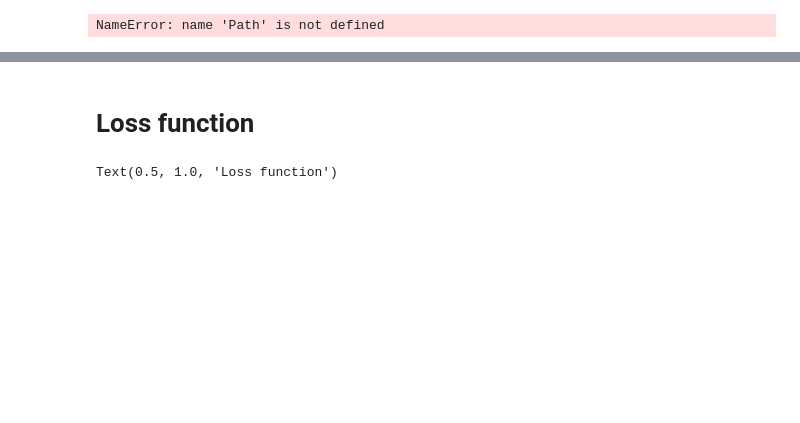
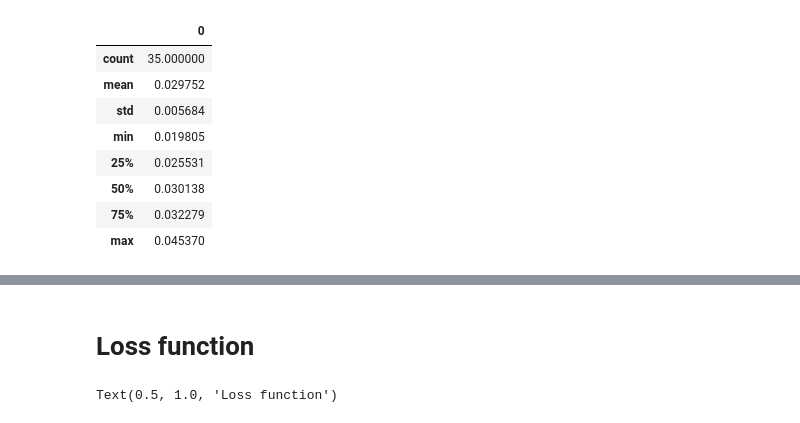
Before and after one commit to SwannChelly/SMM_Spatial_Comovement, a Jupyter notebook: analysis.ipynb, the cells around one changed output, grey strips where cells are left out. Saved outputs shown, nothing was run; the diff lists cells and outputs as text; code cells hidden in the pictures; blank space fills up the shorter version.

```diff
--- a/analysis.ipynb
+++ b/analysis.ipynb
@@ -27,7 +24,6 @@ NameError: name 'plt' is not defined
 industry = "aero"  # or "auto_24"
 industry_name = "aerospace"
 input_folder = Path(f"../baseline_{industry}")
-input_folder = Path(f"../test_before_{industry}")
 
 # --- Load only what is used ---
 coefs = pd.read_csv(input_folder / "stats.csv")
@@ -48,8 +44,6 @@ reference_empirical_moments = [
     reg_coef,
     emp_pi_r
 ]
-# %% [output]
-NameError: name 'Path' is not defined
 # %%
 # Importation
 
@@ -62,6 +56,18 @@ best_params = np.load(os.path.join(folder,f"best_parameters_list.npy"))
 best_simulated_moments_dict = unpack_simulated_moments(best_simulated_moments, reference_empirical_moments)
 empirical_moments_dict = unpack_simulated_moments(empirical_moments.T, reference_empirical_moments)
 K = -1
+# %%
+pd.DataFrame(unpack_params(best_params[:,-1])['productivity']).describe()
+# %% [output]
+|  | 0 |
+| count | 35.000000 |
+| mean | 0.029752 |
+| std | 0.005684 |
+| min | 0.019805 |
+| 25% | 0.025531 |
+| 50% | 0.030138 |
+| 75% | 0.032279 |
+| max | 0.045370 |
 # %%
 import os
 import numpy as np
```
Also changed, not shown: parts of 6 cells of this notebook, 7 other files.
